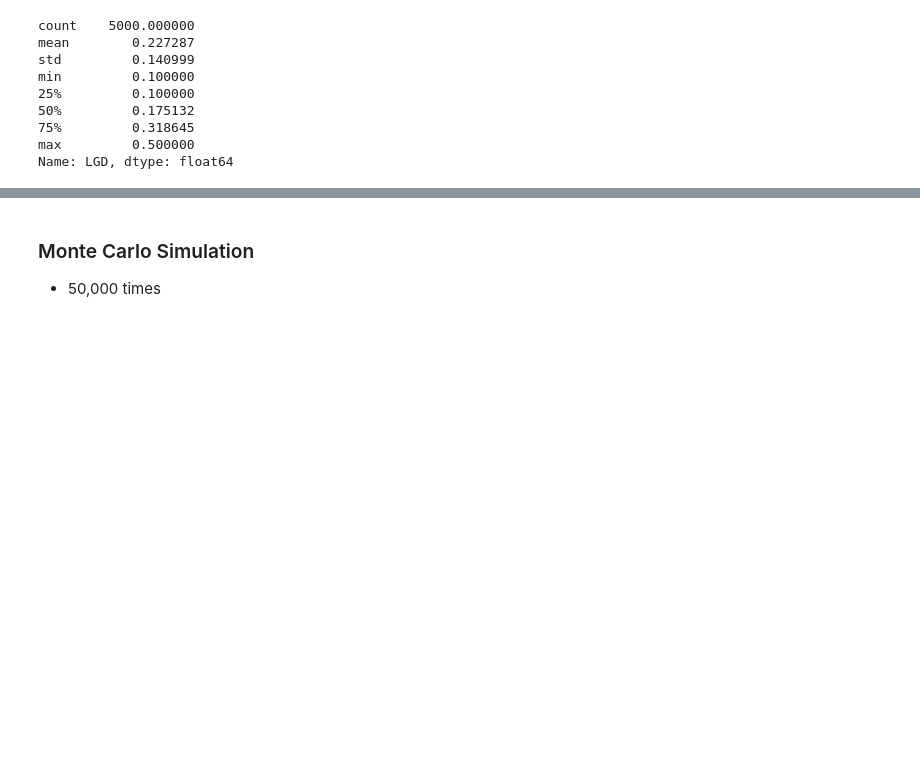
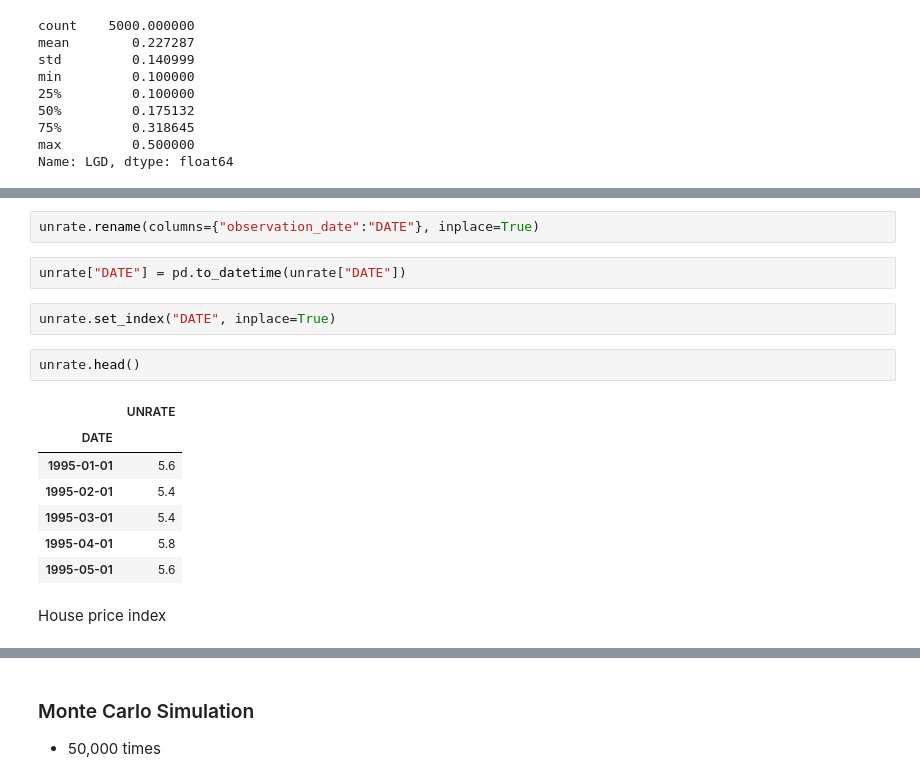
Before and after one commit to yashshahi/stress_test_mort, a Jupyter notebook: notebook/synth.ipynb, the cells around one changed output, grey strips where cells are left out. Drawn from its saved outputs; the diff is of its cells as text; blank space fills up the shorter version.

```diff
--- a/notebook/synth.ipynb
+++ b/notebook/synth.ipynb
@@ -213,0 +228,18 @@ Name: LGD, dtype: float64
+# %%
+unrate.rename(columns={"observation_date":"DATE"}, inplace=True)
+# %%
+unrate["DATE"] = pd.to_datetime(unrate["DATE"])
+# %%
+unrate.set_index("DATE", inplace=True)
+# %%
+unrate.head()
+# %% [output]
+|  | UNRATE |
+| DATE |  |
+| 1995-01-01 | 5.6 |
+| 1995-02-01 | 5.4 |
+| 1995-03-01 | 5.4 |
+| 1995-04-01 | 5.8 |
+| 1995-05-01 | 5.6 |
+# %% [markdown]
+House price index
```
Also changed, not shown: parts of 15 cells of this notebook, 6 other files.
